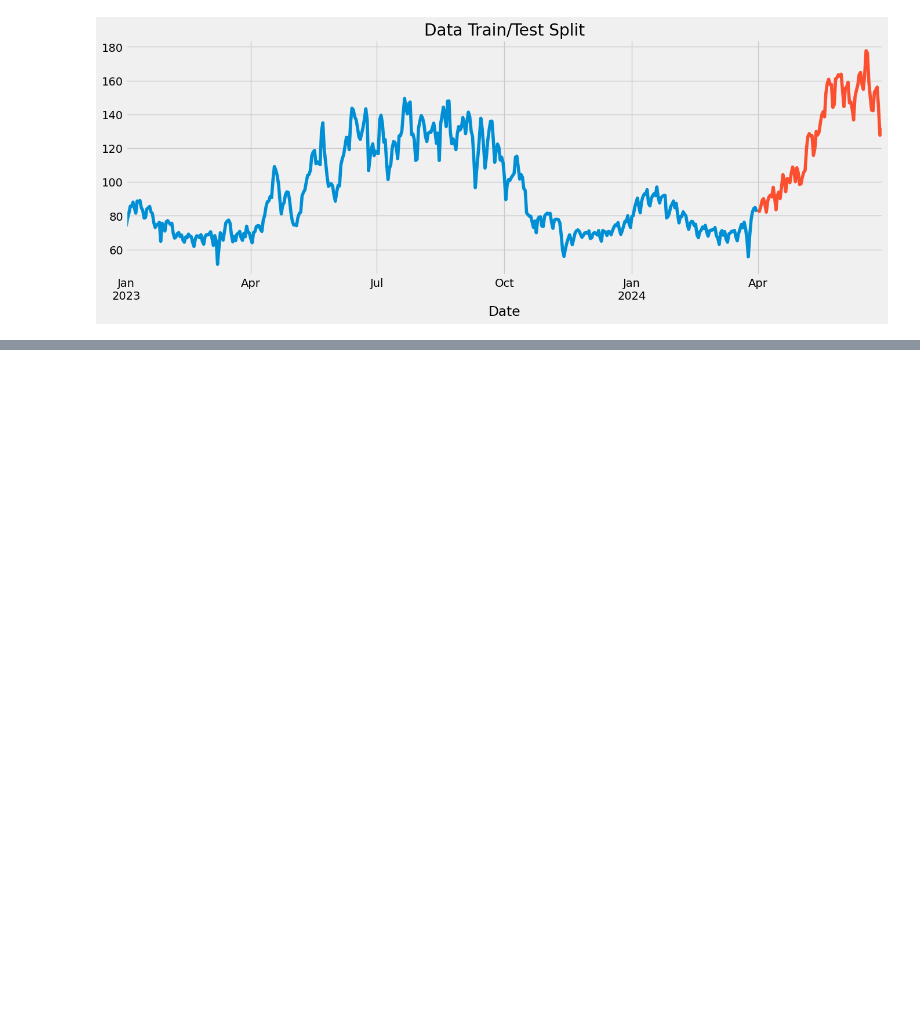
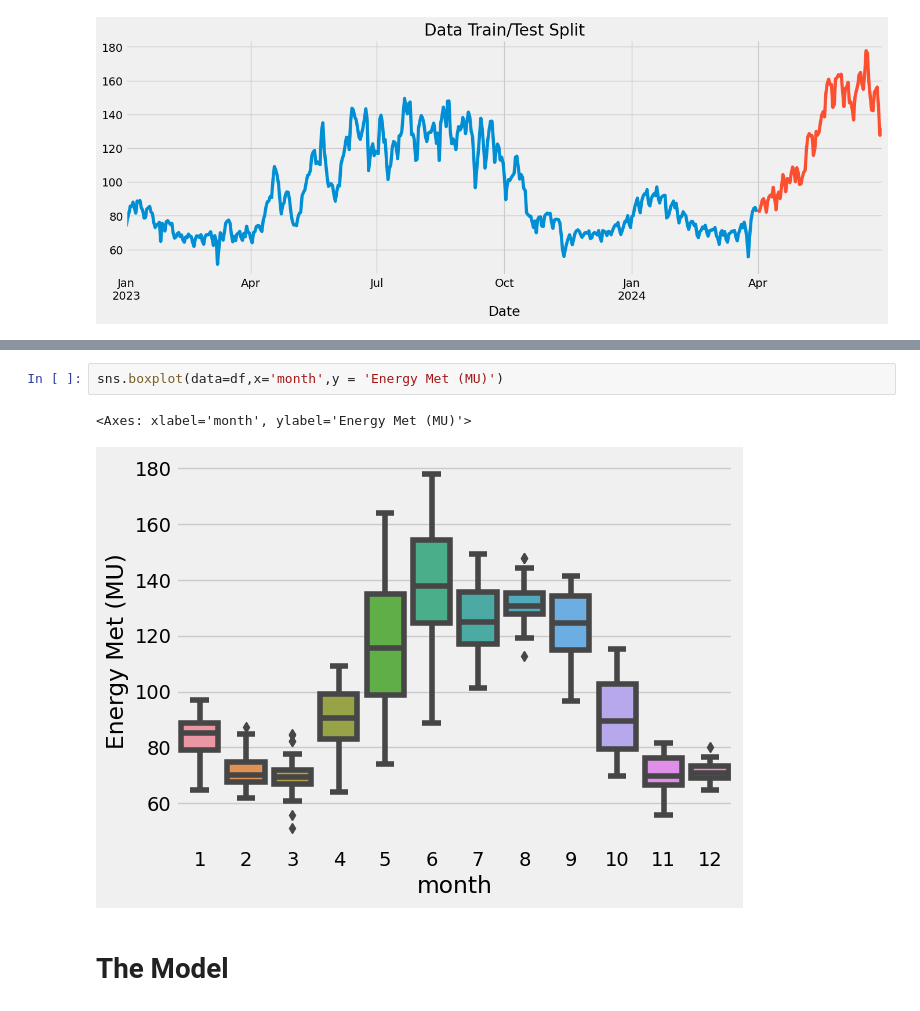
Before and after one commit to PiyushAgrawal626/SIH, a Jupyter notebook: sih-ps-1624.ipynb, the cells around one changed output, grey strips where cells are left out. Drawn from its saved outputs; the diff is of its cells as text; blank space fills up the shorter version.

```diff
--- a/sih-ps-1624.ipynb
+++ b/sih-ps-1624.ipynb
@@ -55,0 +79,7 @@ test['Energy Met (MU)'].plot(ax=ax, label='Test')
+# %%
+sns.boxplot(data=df,x='month',y = 'Energy Met (MU)')
+# %% [output]
+<Axes: xlabel='month', ylabel='Energy Met (MU)'>
+[figure, added]
+# %% [markdown]
+# The Model
```
Also changed, not shown: parts of 8 cells of this notebook.
